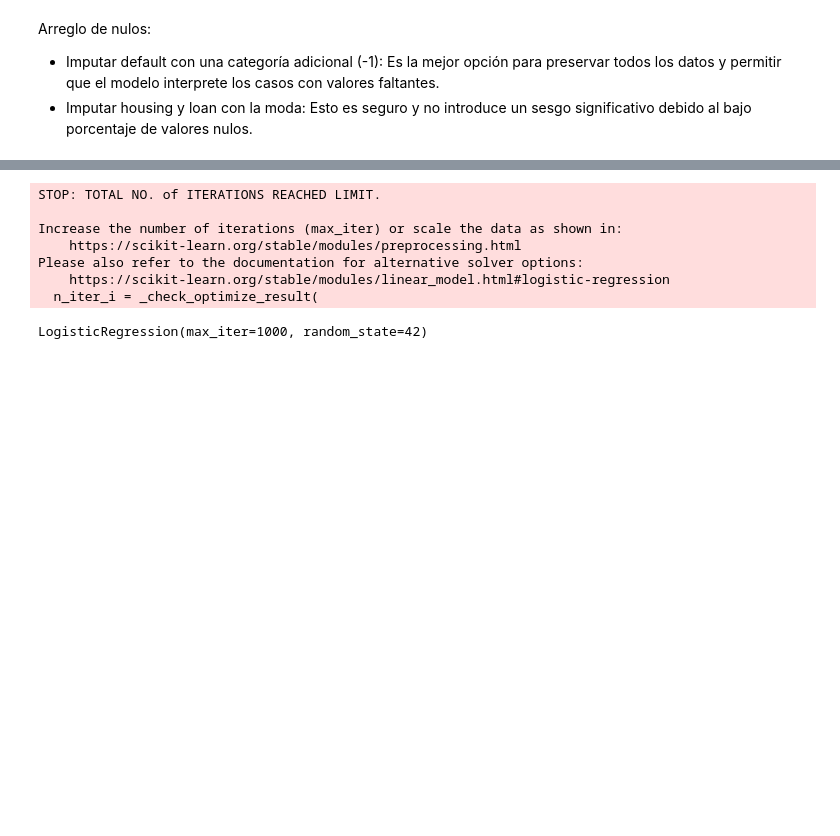
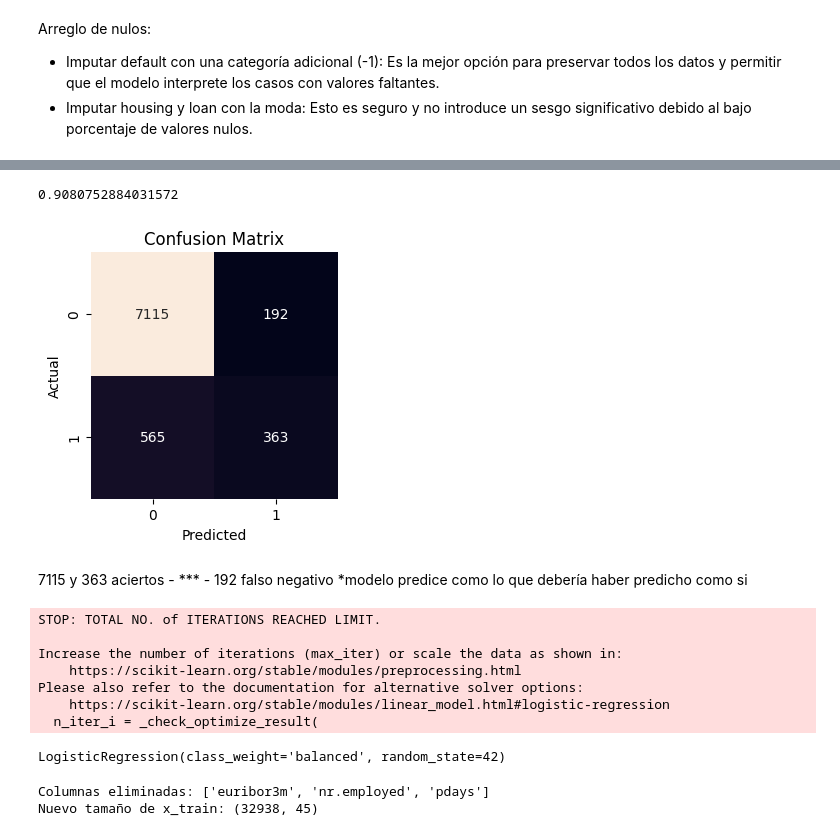
Before and after one commit to mezcolantriz/ML---Regresi-n-Log-stica, a Jupyter notebook: src/explore.ipynb, the cells around one changed output, grey strips where cells are left out. Cells and saved outputs as stored; diff of their text form; code cells hidden in the pictures; blank space fills up the shorter version.

```diff
--- a/src/explore.ipynb
+++ b/src/explore.ipynb
@@ -476,19 +532,19 @@ Arreglo de nulos:
 - Imputar default con una categoría adicional (-1): Es la mejor opción para preservar todos los datos y permitir que el modelo interprete los casos con valores faltantes.
 - Imputar housing y loan con la moda: Esto es seguro y no introduce un sesgo significativo debido al bajo porcentaje de valores nulos.
 # %%
-# Imputar valores nulos para 'default' con una nueva categoría (-1)
-X_train['default'] = X_train['default'].fillna(-1)
-X_test['default'] = X_test['default'].fillna(-1)
+# NOOOOO - Imputar valores nulos para 'default' con una nueva categoría (-1)
+#x_train['default'] = x_train['default'].fillna(-1)
+#x_test['default'] = x_test['default'].fillna(-1)
 
 # Imputar valores nulos para 'housing' y 'loan' con la moda
-for col in ['housing', 'loan']:
-    mode = X_train[col].mode()[0]
-    X_train[col] = X_train[col].fillna(mode)
-    X_test[col] = X_test[col].fillna(mode)
+for col in ['housing', 'loan', 'default']:
+    mode = x_train[col].mode()[0]
+    x_train[col] = x_train[col].fillna(mode)
+    x_test[col] = x_test[col].fillna(mode)
 
 # Verificar que ya no hay valores nulos
-print(X_train.isnull().sum())
-print(X_test.isnull().sum())
+print(x_train.isnull().sum())
+print(x_test.isnull().sum())
 # %% [output]
 age                              0
 default                          0
@@ -518,0 +566,3 @@ Cómo usarlo en regresión logística: Se controlan con los parámetros:
+# %%
+model = LogisticRegression()
+model.fit(x_train, y_train)
@@ -518,0 +578,5 @@ Cómo usarlo en regresión logística: Se controlan con los parámetros:
+# %%
+# Configurar NumPy para mostrar todo el array
+np.set_printoptions(threshold=np.inf)
+y_pred = model.predict(x_test)
+y_pred
@@ -519,7 +601,33 @@ Cómo usarlo en regresión logística: Se controlan con los parámetros:
+# %%
+
+accuracy_score(y_test, y_pred)
+# %% [output]
+0.9080752884031572
+# %%
+model_ = confusion_matrix(y_test, y_pred)
+
+# Dibujaremos esta matriz para hacerla más visual
+cm_df = pd.DataFrame(model_)
+
+plt.figure(figsize = (3, 3))
+sns.heatmap(cm_df, annot=True, fmt="d", cbar=False)
+
+plt.tight_layout()
+
+plt.xlabel('Predicted')
+plt.ylabel('Actual')
+plt.title('Confusion Matrix')
+plt.show()
+# %% [output]
+[figure, added]
+# %% [markdown]
+7115 y 363 aciertos - ***   - 192 falso negativo *modelo predice como lo que debería haber predicho como si
 # %%
-# Modelo con regularización L2 (Ridge)
-model = LogisticRegression(penalty='l2', C=1.0, max_iter=1000, random_state=42)
-model.fit(X_train, y_train)
+from sklearn.linear_model import LogisticRegression
+
+# Modelo con class_weight
+model = LogisticRegression(class_weight='balanced', random_state=42)
+model.fit(x_train, y_train)
 # %% [output]
 STOP: TOTAL NO. of ITERATIONS REACHED LIMIT.
 
@@ -528,4 +636,17 @@ Increase the number of iterations (max_iter) or scale the data as shown in:
 Please also refer to the documentation for alternative solver options:
     https://scikit-learn.org/stable/modules/linear_model.html#logistic-regression
   n_iter_i = _check_optimize_result(
-LogisticRegression(max_iter=1000, random_state=42)
+LogisticRegression(class_weight='balanced', random_state=42)
+# %%
+# Columnas para eliminar   - MIRAR SI ELIMINAR
+columns_to_drop = ['euribor3m', 'nr.employed', 'pdays']
+
+# Eliminar columnas del dataset
+x_train = x_train.drop(columns=columns_to_drop)
+x_test = x_test.drop(columns=columns_to_drop)
+
+print(f"Columnas eliminadas: {columns_to_drop}")
+print(f"Nuevo tamaño de x_train: {x_train.shape}")
+# %% [output]
+Columnas eliminadas: ['euribor3m', 'nr.employed', 'pdays']
+Nuevo tamaño de x_train: (32938, 45)
```
Also changed, not shown: parts of 31 cells of this notebook.
